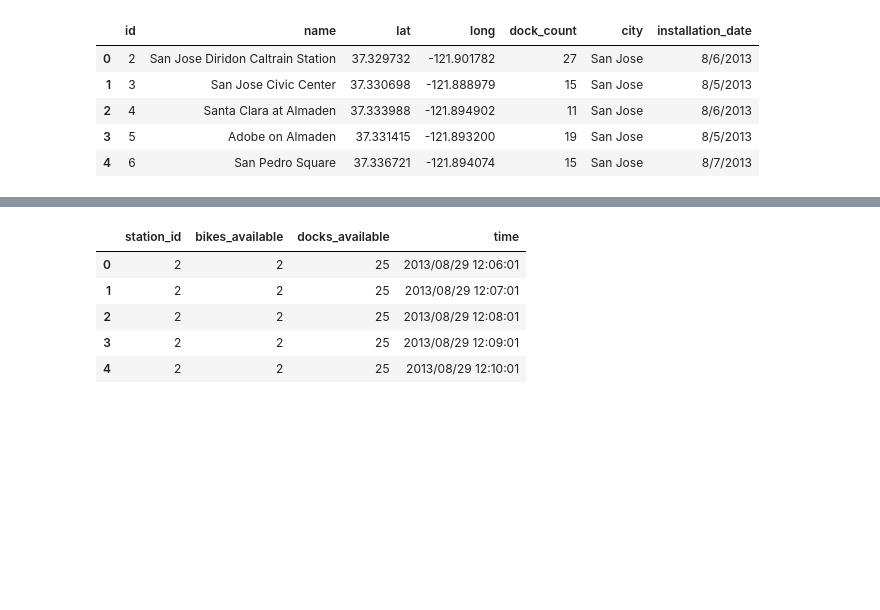
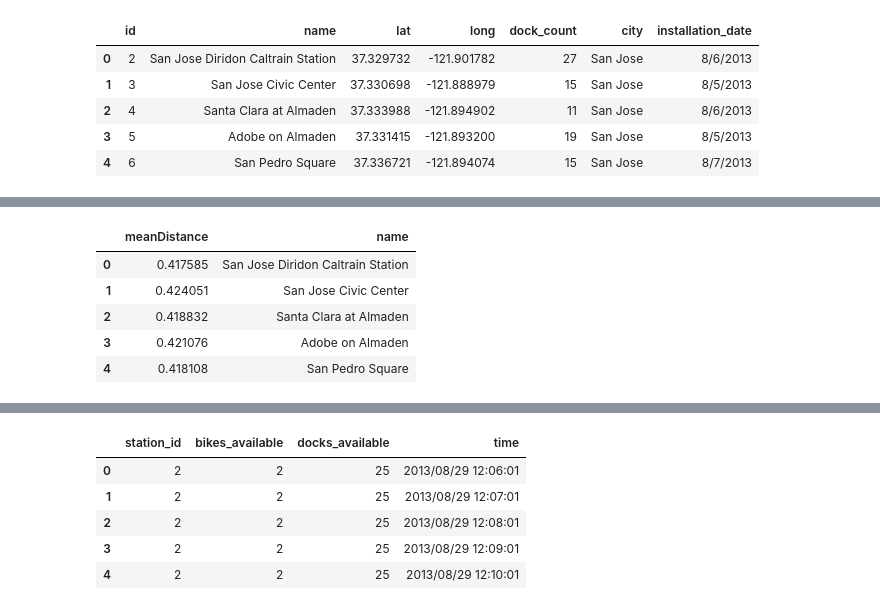
Before and after one commit to Pljosan/MLseminarski, a Jupyter notebook: Regresija.ipynb, the cells around one changed output, grey strips where cells are left out. Saved outputs shown, nothing was run; the diff lists cells and outputs as text; code cells hidden in the pictures; blank space fills up the shorter version.

```diff
--- a/Regresija.ipynb
+++ b/Regresija.ipynb
@@ -233,0 +261,13 @@ station.head()
+# %%
+meanDistances = distanceMatrix.mean(axis=0)
+# %%
+meanDistances = pd.DataFrame({'name':meanDistances.index, 'meanDistance':meanDistances.values})
+# %%
+meanDistances.head()
+# %% [output]
+|  | meanDistance | name |
+| 0 | 0.417585 | San Jose Diridon Caltrain Station |
+| 1 | 0.424051 | San Jose Civic Center |
+| 2 | 0.418832 | Santa Clara at Almaden |
+| 3 | 0.421076 | Adobe on Almaden |
+| 4 | 0.418108 | San Pedro Square |
```
Also changed, not shown: parts of 24 cells of this notebook.
